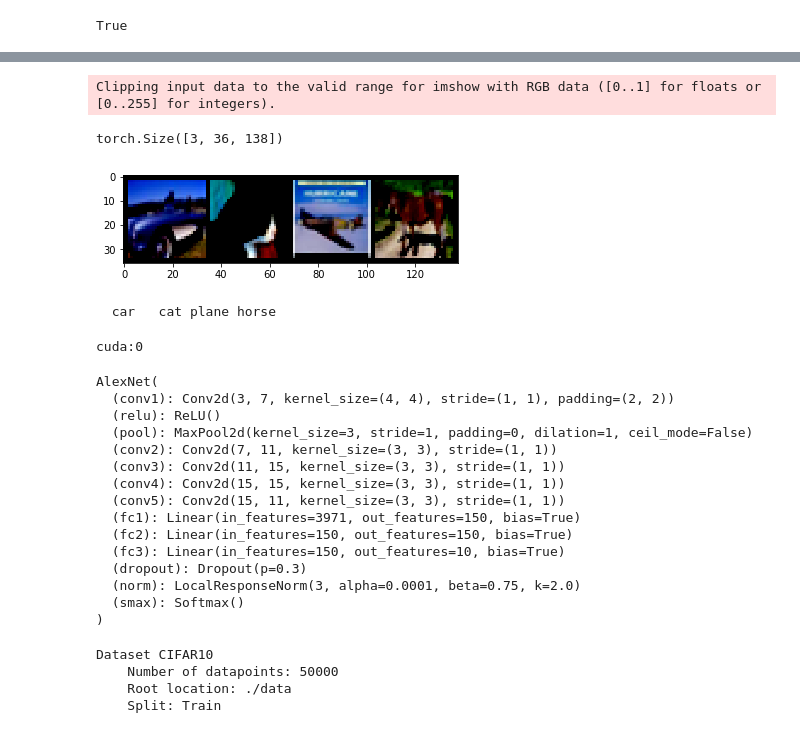
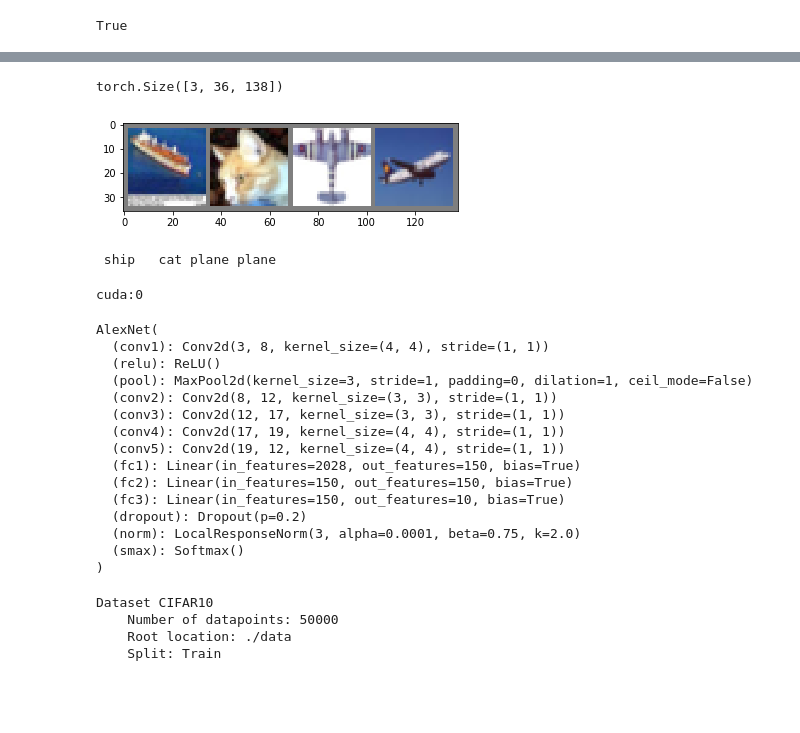
Before and after one commit to daudiii/CIFAR-AlexNet, a Jupyter notebook: CIFAR_AlexNet.ipynb, the cells around one changed output, grey strips where cells are left out. Saved outputs shown, nothing was run; the diff lists cells and outputs as text; code cells hidden in the pictures; blank space fills up the shorter version.

```diff
--- a/CIFAR_AlexNet.ipynb
+++ b/CIFAR_AlexNet.ipynb
@@ -11,8 +11,7 @@ print(torch.cuda.is_available())
 True
 # %%
 transform = transforms.Compose(
-    [transforms.ToTensor(),
-     transforms.Normalize((0.5, 0.5, 0.5), (0.5, 0.5, 0.5))])
+    [transforms.ToTensor(), transforms.Normalize((0.5, 0.5, 0.5), (0.5, 0.5, 0.5))])
 
 trainset = torchvision.datasets.CIFAR10(root='./data', train=True,
                                         download=True, transform=transform)
@@ -31,30 +30,31 @@ Files already downloaded and verified
 # %%
+
 import matplotlib.pyplot as plt
 import numpy as np
 
 # functions to show an image
 
 
 def imshow(img):
     print(img.shape)
+    img = img / 2 + 0.5
     npimg = img.numpy()
     plt.imshow(np.transpose(npimg, (1, 2, 0)), cmap="gray")
     plt.show()
 
 
 # get some random training images
 dataiter = iter(trainloader)
 images, labels = dataiter.next()
 
 # show images
 imshow(torchvision.utils.make_grid(images[:4]))
 # print labels
 print(' '.join('%5s' % classes[labels[j]] for j in range(4)))
 # %% [output]
-Clipping input data to the valid range for imshow with RGB data ([0..1] for floats or [0..255] for integers).
+torch.Size([3, 36, 138])
+[figure, new version]
-torch.Size([3, 36, 138])
+ ship   cat plane plane
-[figure, old version]
-  car   cat plane horse
 # %%
 import torch.nn as nn
 import torch.nn.functional as F
@@ -63,17 +63,17 @@ import torch.nn.functional as F
 class AlexNet(nn.Module):
     def __init__(self):
         super(AlexNet, self).__init__()
-        self.conv1 = nn.Conv2d(3, 7, 4, padding=2)
+        self.conv1 = nn.Conv2d(3, 8, 4)
         self.relu = nn.ReLU()
         self.pool = nn.MaxPool2d(3, stride=1)
-        self.conv2 = nn.Conv2d(7, 11, 3)
-        self.conv3 = nn.Conv2d(11, 15, 3)
-        self.conv4 = nn.Conv2d(15, 15, 3)
-        self.conv5 = nn.Conv2d(15, 11, 3)
-        self.fc1 = nn.Linear(11 * 19*19, 150)
+        self.conv2 = nn.Conv2d(8, 12, 3)
+        self.conv3 = nn.Conv2d(12, 17, 3)
+        self.conv4 = nn.Conv2d(17, 19, 4)
+        self.conv5 = nn.Conv2d(19, 12, 4)
+        self.fc1 = nn.Linear(12*13*13, 150)
         self.fc2 = nn.Linear(150, 150)
         self.fc3 = nn.Linear(150, 10)
-        self.dropout = nn.Dropout(p=0.3)
+        self.dropout = nn.Dropout(p=0.2)
         self.norm = nn.LocalResponseNorm(3, alpha=0.0001, beta=0.75, k=2.0)
         self.smax = nn.Softmax()
 
@@ -83,11 +83,10 @@ class AlexNet(nn.Module):
         x = self.relu(self.conv3(x))
         x = self.relu(self.conv4(x))
         x = self.pool(self.relu(self.conv5(x)))
-        x = x.view(-1, 11*19*19)
-        x = self.dropout(self.relu(self.fc1(x)))
-        x = self.dropout(self.relu(self.fc2(x)))
+        x = x.view(-1, 12*13*13)
+        x = self.relu(self.fc1(x))
+        x = self.relu(self.fc2(x))
         x = self.fc3(x)
-        x = self.smax(x)
         return x
 
 
@@ -101,17 +100,17 @@ model.to(device)
 # %% [output]
 cuda:0
 AlexNet(
-  (conv1): Conv2d(3, 7, kernel_size=(4, 4), stride=(1, 1), padding=(2, 2))
+  (conv1): Conv2d(3, 8, kernel_size=(4, 4), stride=(1, 1))
   (relu): ReLU()
   (pool): MaxPool2d(kernel_size=3, stride=1, padding=0, dilation=1, ceil_mode=False)
-  (conv2): Conv2d(7, 11, kernel_size=(3, 3), stride=(1, 1))
-  (conv3): Conv2d(11, 15, kernel_size=(3, 3), stride=(1, 1))
-  (conv4): Conv2d(15, 15, kernel_size=(3, 3), stride=(1, 1))
-  (conv5): Conv2d(15, 11, kernel_size=(3, 3), stride=(1, 1))
-  (fc1): Linear(in_features=3971, out_features=150, bias=True)
+  (conv2): Conv2d(8, 12, kernel_size=(3, 3), stride=(1, 1))
+  (conv3): Conv2d(12, 17, kernel_size=(3, 3), stride=(1, 1))
+  (conv4): Conv2d(17, 19, kernel_size=(4, 4), stride=(1, 1))
+  (conv5): Conv2d(19, 12, kernel_size=(4, 4), stride=(1, 1))
+  (fc1): Linear(in_features=2028, out_features=150, bias=True)
   (fc2): Linear(in_features=150, out_features=150, bias=True)
   (fc3): Linear(in_features=150, out_features=10, bias=True)
-  (dropout): Dropout(p=0.3)
+  (dropout): Dropout(p=0.2)
   (norm): LocalResponseNorm(3, alpha=0.0001, beta=0.75, k=2.0)
   (smax): Softmax()
 )
```
Also changed, not shown: parts of 9 cells of this notebook.
